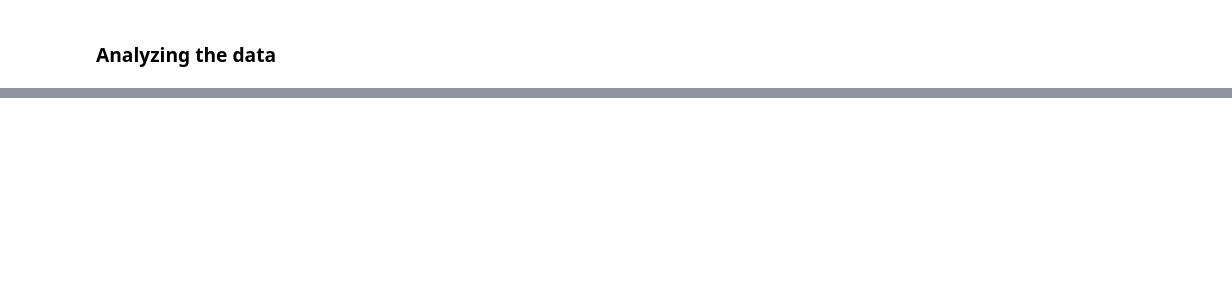
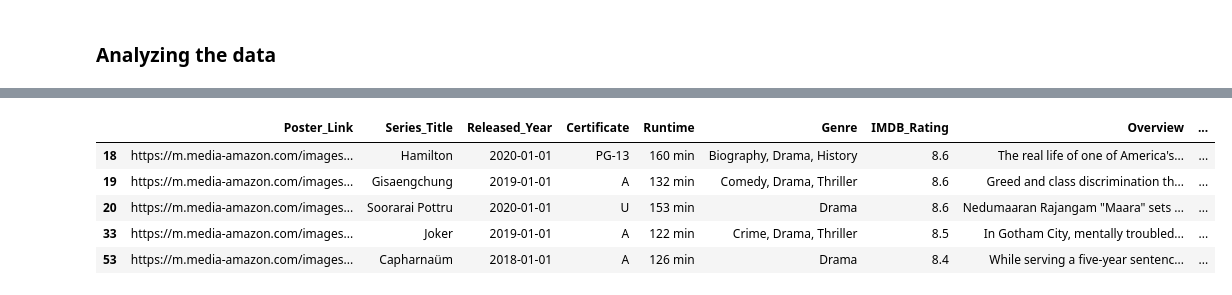
Before and after one commit to jwmathis/SSE591_Project3, a Jupyter notebook: Top Movies Data Analysis/MovieDataAnalysis.ipynb, the cells around one changed output, grey strips where cells are left out. Cells and saved outputs as stored; diff of their text form; code cells hidden in the pictures; blank space fills up the shorter version.

```diff
--- a/Top Movies Data Analysis/MovieDataAnalysis.ipynb
+++ b/Top Movies Data Analysis/MovieDataAnalysis.ipynb
@@ -113,5 +154,13 @@ movies_df['Genre'].value_counts().head(40)
 movies_df[movies_df['Genre'] == 'Drama']
 # %%
 # Get movies with released after 2015
-after_year = movies_df['Released_Year'] > '2015'
-movies_df[after_year]
+cutoff_date = pd.to_datetime('2015-01-01')
+after_year = movies_df['Released_Year'] > cutoff_date
+movies_df[after_year].head(5) #display only 5 rows
+# %% [output]
+|  | Poster_Link | Series_Title | Released_Year | Certificate | Runtime | Genre | IMDB_Rating | Overview | ... |
+| 18 | https://m.media-amazon.com/images... | Hamilton | 2020-01-01 | PG-13 | 160 min | Biography, Drama, History | 8.6 | The real life of one of America's... | ... |
+| 19 | https://m.media-amazon.com/images... | Gisaengchung | 2019-01-01 | A | 132 min | Comedy, Drama, Thriller | 8.6 | Greed and class discrimination th... | ... |
+| 20 | https://m.media-amazon.com/images... | Soorarai Pottru | 2020-01-01 | U | 153 min | Drama | 8.6 | Nedumaaran Rajangam "Maara" sets ... | ... |
+| 33 | https://m.media-amazon.com/images... | Joker | 2019-01-01 | A | 122 min | Crime, Drama, Thriller | 8.5 | In Gotham City, mentally troubled... | ... |
+| 53 | https://m.media-amazon.com/images... | Capharnaüm | 2018-01-01 | A | 126 min | Drama | 8.4 | While serving a five-year sentenc... | ... |
```
Also changed, not shown: parts of 15 cells of this notebook, 2 other files.
